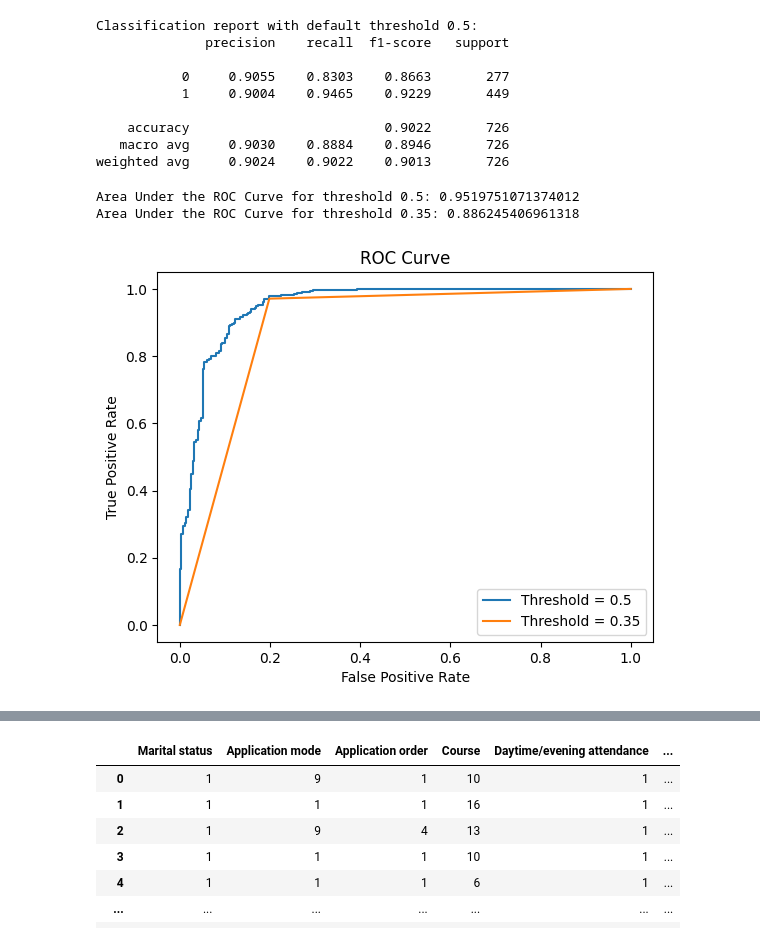
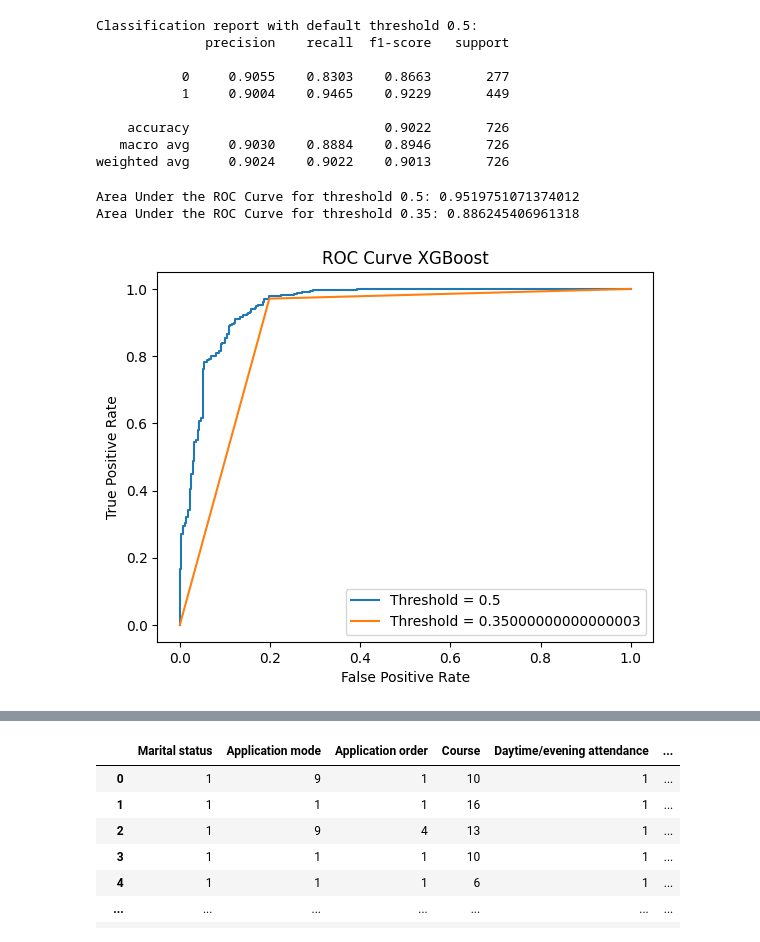
Before and after one commit to StevenLomon/OGTIP_Project3, a Jupyter notebook: project_3_student_retention.ipynb, the cells around one changed output, grey strips where cells are left out. Cells and saved outputs as stored; diff of their text form; code cells hidden in the pictures.

```diff
--- a/project_3_student_retention.ipynb
+++ b/project_3_student_retention.ipynb
@@ -1041,0 +1232,7 @@ Name: Prediction, dtype: int64
+# %%
+X_train = standard_scaler.fit_transform(X_train)
+X_test = standard_scaler.fit_transform(X_test)
+# %%
+svc = LinearSVC()
+# %%
+svc.fit(X_train, y_train)
@@ -1041,0 +1287,13 @@ Name: Prediction, dtype: int64
+# %%
+svc = CalibratedClassifierCV(svc)
+svc.fit(X_train, y_train)
+max_acc = 0
+best_threshold = 0
+for i in np.arange(0,2,0.05):
+  y_pred_temp = svc.predict_proba(X_test)
+  y_pred_temp = [1 if x[1] > float("{:.2f}".format(i)) else 0 for x in y_pred_temp]
+  acc = accuracy_score(y_pred_temp, y_test)
+  if acc > max_acc:
+    max_acc = acc
+    best_threshold = i
+print(f"Maximum accuracy from threshold tweaking: {max_acc} with threshold {float('{:.2f}'.format(best_threshold))}")
@@ -1279,26 +1628,27 @@ weighted avg     0.9024    0.9022    0.9013       726
 # %%
 # ROC Curve
 y_scores = xgb.predict_proba(X_test)[:, 1]
 fpr, tpr, thresholds = roc_curve(y_test, y_scores)
 plt.plot(fpr, tpr,  label = 'Threshold = 0.5')
 print('Area Under the ROC Curve for threshold 0.5:',
       roc_auc_score(y_test, y_scores))
 
 # For our newer better threshold
+auc_score_xgb = roc_auc_score(y_test, y_pred_best_threshold)
 fpr_, tpr_, thresholds_ = roc_curve(y_test, y_pred_best_threshold)
 print(f'Area Under the ROC Curve for threshold {best_threshold:.2f}:',
-      roc_auc_score(y_test, y_pred_best_threshold))
-plt.plot(fpr_, tpr_, label = f'Threshold = {best_threshold:.2f}')
+      auc_score_xgb)
+plt.plot(fpr_, tpr_, label = f'Threshold = {best_threshold}')
 
 plt.xlabel('False Positive Rate')
 plt.ylabel('True Positive Rate')
-plt.title('ROC Curve')
+plt.title('ROC Curve XGBoost')
 plt.legend()
 plt.show()
 # %% [output]
 Area Under the ROC Curve for threshold 0.5: 0.9519751071374012
 Area Under the ROC Curve for threshold 0.35: 0.886245406961318
-[figure, old version]
+[figure, new version]
 # %%
 X_final_test = df_test.drop(['International', 'Educational special needs',
                        'Daytime/evening attendance',
```
Also changed, not shown: parts of 97 cells of this notebook.
